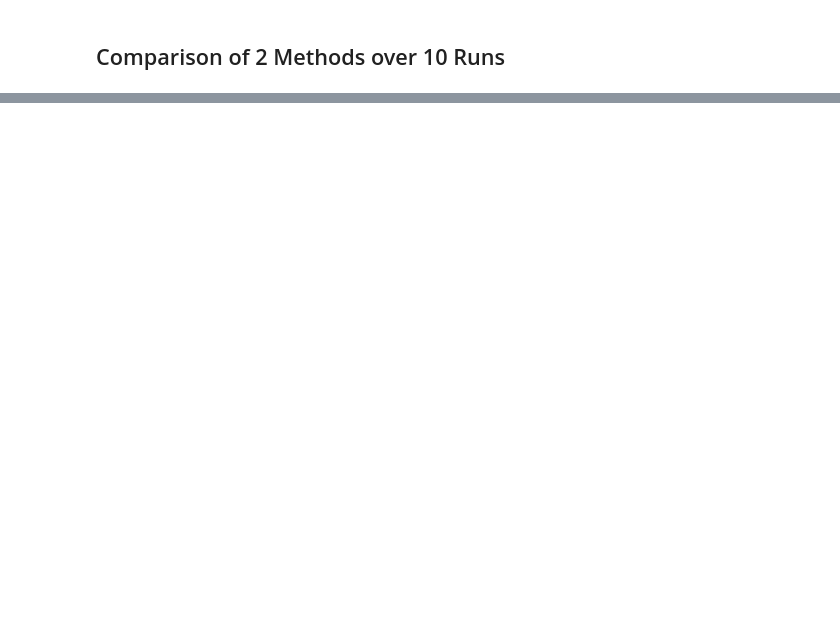
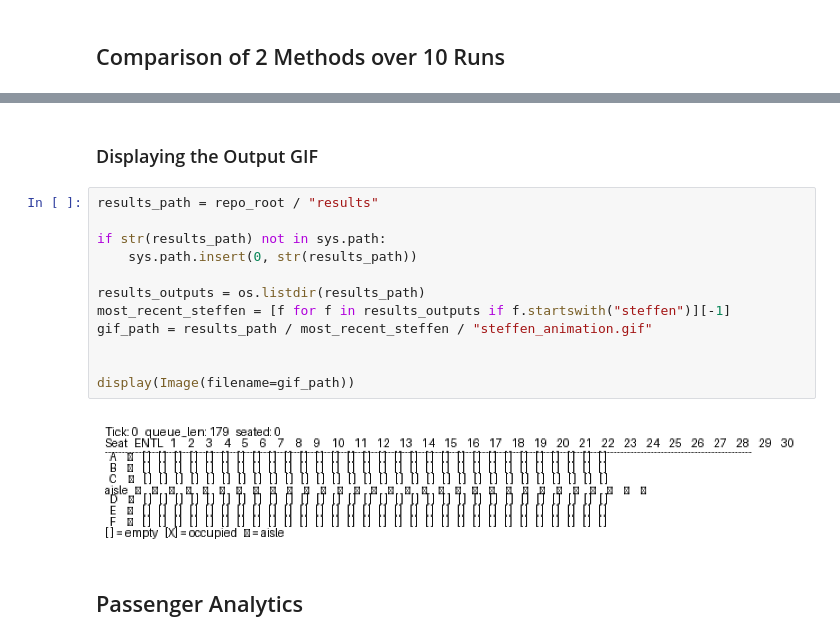
Before and after one commit to manpazito/plane-boarding-sim, a Jupyter notebook: examples/demo.ipynb, the cells around one changed output, grey strips where cells are left out. Saved outputs shown, nothing was run; the diff lists cells and outputs as text; blank space fills up the shorter version.

```diff
--- a/examples/demo.ipynb
+++ b/examples/demo.ipynb
@@ -131,0 +166,18 @@ plt.show()
+# %% [markdown]
+### Displaying the Output GIF
+# %%
+results_path = repo_root / "results"
+
+if str(results_path) not in sys.path:
+    sys.path.insert(0, str(results_path))
+
+results_outputs = os.listdir(results_path)
+most_recent_steffen = [f for f in results_outputs if f.startswith("steffen")][-1]
+gif_path = results_path / most_recent_steffen / "steffen_animation.gif"
+
+
+display(Image(filename=gif_path))
+# %% [output]
+[figure, added]
+# %% [markdown]
+## Passenger Analytics
```
Also changed, not shown: parts of 15 cells of this notebook.
